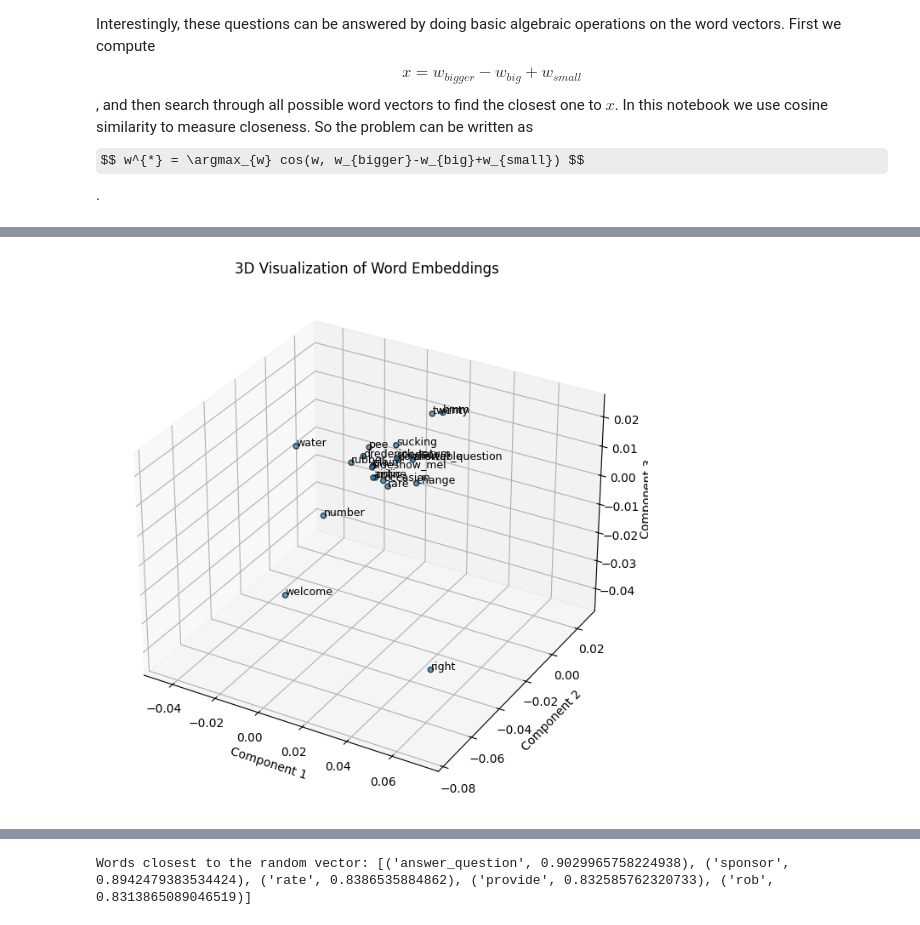
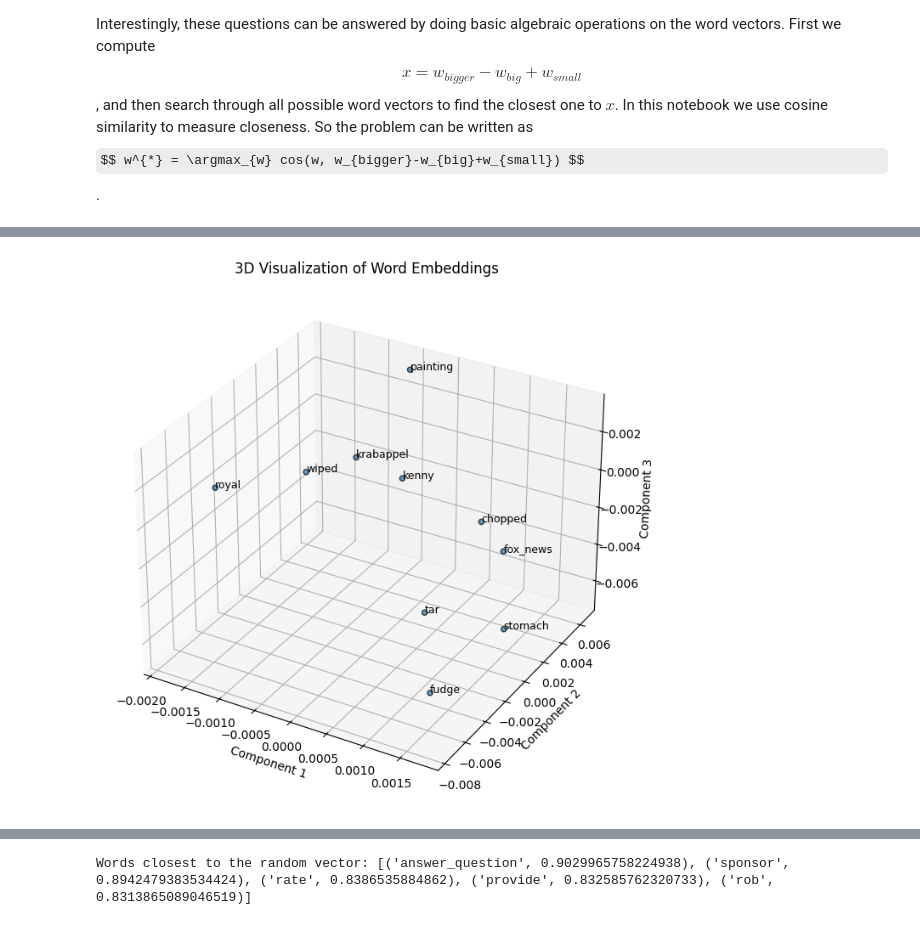
Before and after one commit to fraxea/Linear-Algebra-FALL2024-Assignment-2, a Jupyter notebook: Word Embeddings/draft.ipynb, the cells around one changed output, grey strips where cells are left out. Saved outputs shown, nothing was run; the diff lists cells and outputs as text; code cells hidden in the pictures; some formulas as TeX source.

```diff
--- a/Word Embeddings/draft.ipynb
+++ b/Word Embeddings/draft.ipynb
@@ -244,13 +237,8 @@ In this section, we will:
 2. Clean the text data by removing stop words, lemmatizing words, and filtering tokens.
 3. Visualize the top tokens using a WordCloud.
 # %%
-#load simpsons dataset
-df = pd.read_csv('/content/simpsons_dataset.csv')
-
-
-#checkout datasets shape
+root_path = '.' # Change this to the root path of your dataset
+df = pd.read_csv(f'{root_path}/simpsons_dataset.csv')
 print(f"Initial Dataset Shape: {df.shape}")
-
-#show head of dataset
 df
 # %% [output]
@@ -425,7 +397,5 @@ Cleaned Dataset Shape: (50999, 2)
 # %%
-#display some example of your preprocessed texts
-
-sample_examples = df_clean.sample(15, random_state=8)
+sample_examples = df_clean.sample(5, random_state=8)
 
 print("=== Sample Cleaning Examples ===\n")
 
@@ -769,5 +646,5 @@ visualize_embeddings(reduced_embeddings, vocab, dim=2, num_words=15)
 # %%
-visualize_embeddings(reduced_embeddings, vocab, dim=3, num_words=20)
+visualize_embeddings(reduced_embeddings, vocab, dim=3, num_words=10)
 # %% [output]
-[figure, old version]
+[figure, new version]
 # %% [markdown]
```
Also changed, not shown: parts of 46 cells of this notebook.
